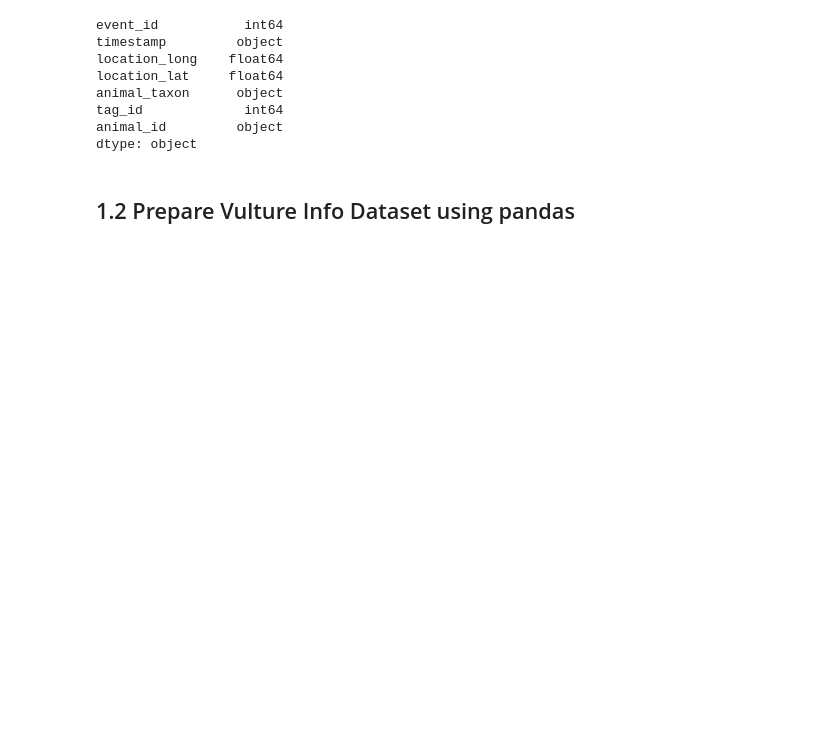
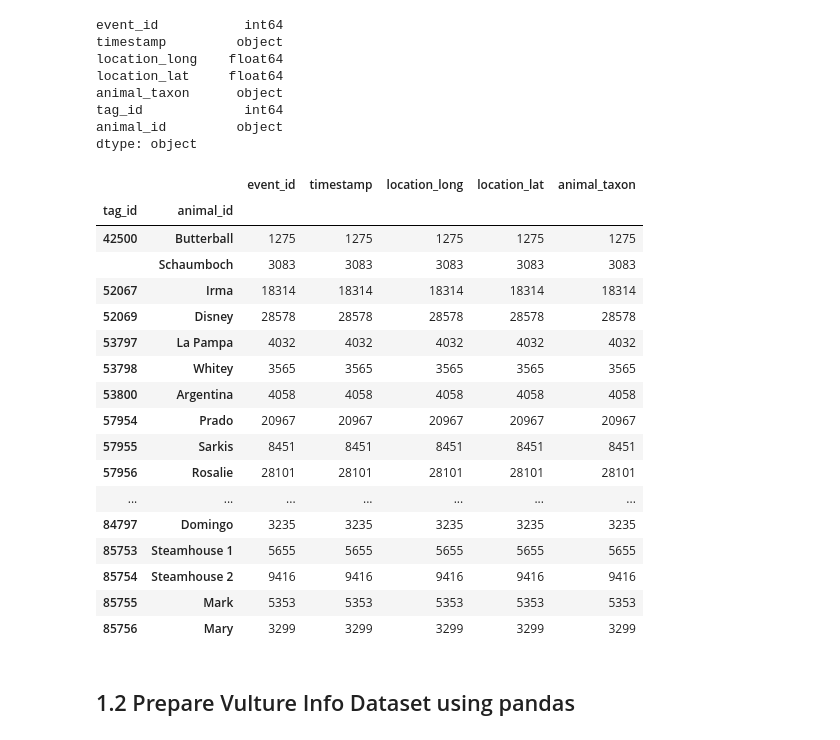
Before and after one commit to sunshineaqu/Turkey-Vulture-Migration, a Jupyter notebook: vulture_etl_cities_pk.ipynb, the cells around one changed output. Saved outputs shown, nothing was run; the diff lists cells and outputs as text; code cells hidden in the pictures; blank space fills up the shorter version.

```diff
--- a/vulture_etl_cities_pk.ipynb
+++ b/vulture_etl_cities_pk.ipynb
@@ -101,3 +99,7 @@ animal_id        220077
 dtype: int64
 # %%
 # new_vulture_data_df.set_index("event_id")
+# %%
+# drop rows with duplicate event_id
+new_vulture_data_df = new_vulture_data_df.drop_duplicates(["event_id"], keep='first')
+new_vulture_data_df.count()
@@ -112,6 +123,30 @@ animal_taxon      object
 tag_id             int64
 animal_id         object
 dtype: object
+# %%
+# check to see if tag_id or animal_id is unique
+grouped_vulture_df = new_vulture_data_df.groupby(['tag_id','animal_id'])
+# %%
+grouped_vulture_df.count()
+# %% [output]
+|  |  | event_id | timestamp | location_long | location_lat | animal_taxon |
+| tag_id | animal_id |  |  |  |  |  |
+| 42500 | Butterball | 1275 | 1275 | 1275 | 1275 | 1275 |
+|  | Schaumboch | 3083 | 3083 | 3083 | 3083 | 3083 |
+| 52067 | Irma | 18314 | 18314 | 18314 | 18314 | 18314 |
+| 52069 | Disney | 28578 | 28578 | 28578 | 28578 | 28578 |
+| 53797 | La Pampa | 4032 | 4032 | 4032 | 4032 | 4032 |
+| 53798 | Whitey | 3565 | 3565 | 3565 | 3565 | 3565 |
+| 53800 | Argentina | 4058 | 4058 | 4058 | 4058 | 4058 |
+| 57954 | Prado | 20967 | 20967 | 20967 | 20967 | 20967 |
+| 57955 | Sarkis | 8451 | 8451 | 8451 | 8451 | 8451 |
+| 57956 | Rosalie | 28101 | 28101 | 28101 | 28101 | 28101 |
+| ... | ... | ... | ... | ... | ... | ... |
+| 84797 | Domingo | 3235 | 3235 | 3235 | 3235 | 3235 |
+| 85753 | Steamhouse 1 | 5655 | 5655 | 5655 | 5655 | 5655 |
+| 85754 | Steamhouse 2 | 9416 | 9416 | 9416 | 9416 | 9416 |
+| 85755 | Mark | 5353 | 5353 | 5353 | 5353 | 5353 |
+| 85756 | Mary | 3299 | 3299 | 3299 | 3299 | 3299 |
 # %% [markdown]
 ## 1.2 Prepare Vulture Info Dataset using pandas
 # %%
```
Also changed, not shown: parts of 43 cells of this notebook.
